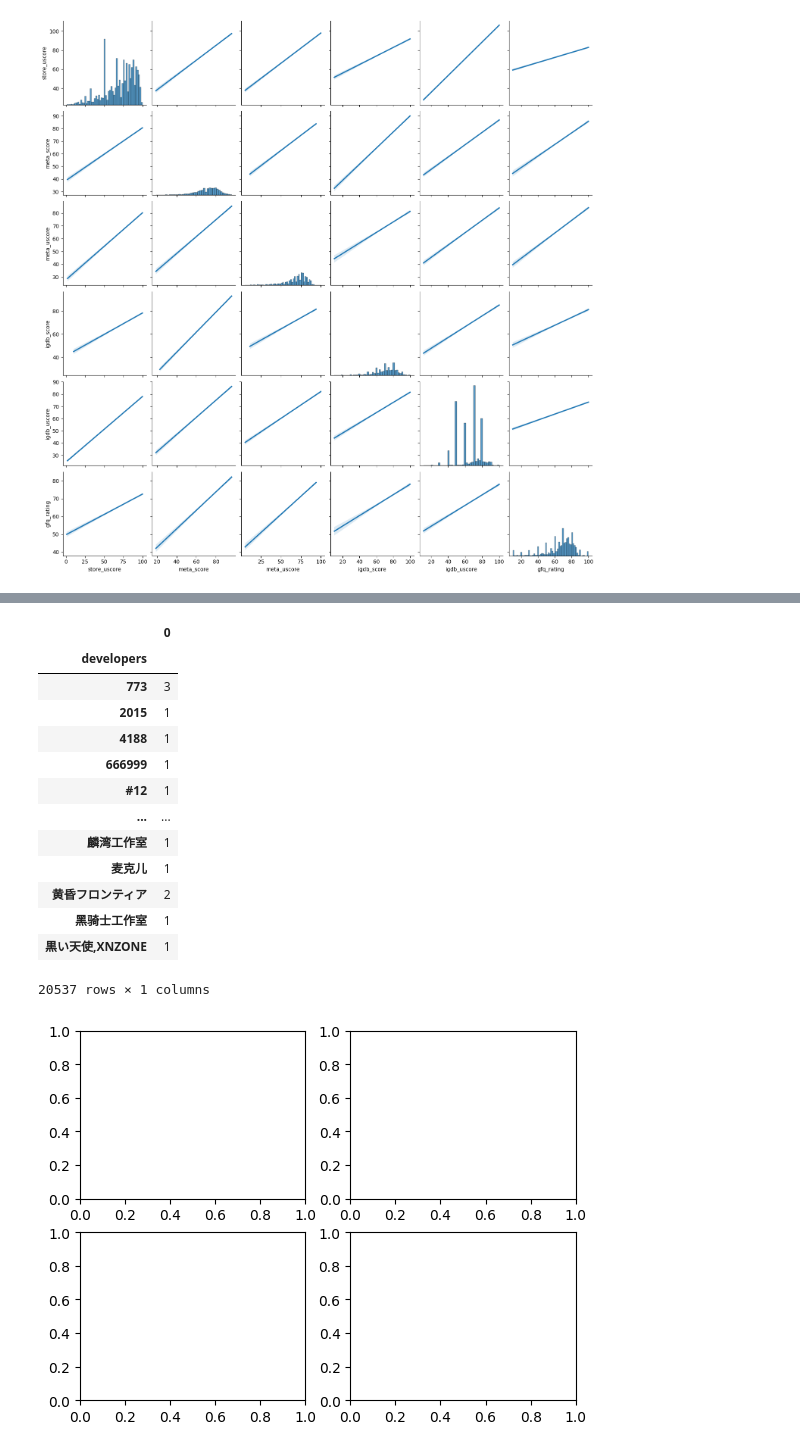
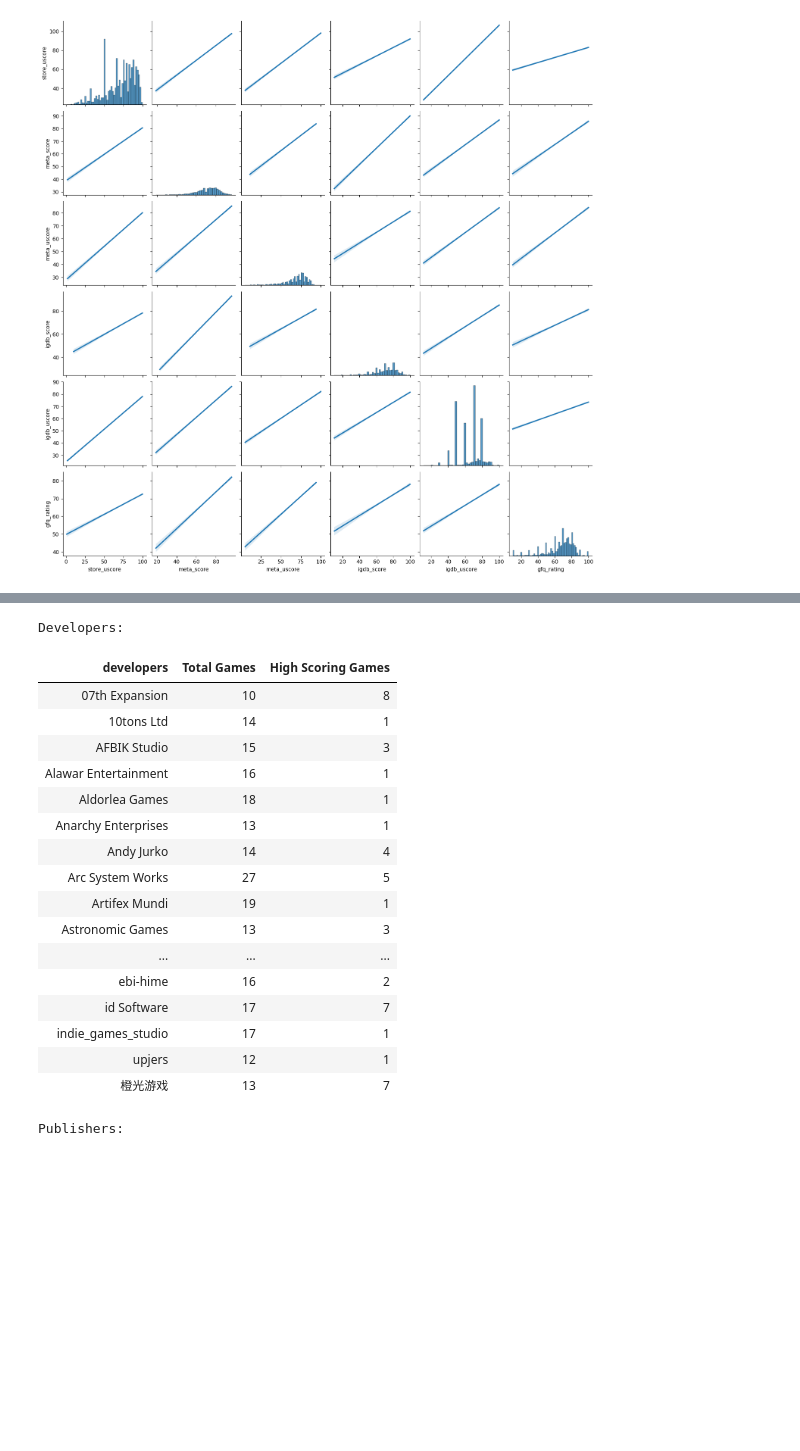
Before and after one commit to Rilay9/Rilay9.github.io, a Jupyter notebook: Steam Video Game Analysis.ipynb, the cells around one changed output, grey strips where cells are left out. Cells and saved outputs as stored; diff of their text form; code cells hidden in the pictures; blank space fills up the shorter version.

```diff
--- a/Steam Video Game Analysis.ipynb
+++ b/Steam Video Game Analysis.ipynb
@@ -227,33 +232,64 @@ Correlation coeff. between difficulty and game length (complete):
 # %%
-# Let's examine the game scores by publishers and developers
+# Let's examine the game scores by large publishers and developers.
+# Normally I'd do this as a visualization, but as this will be an interactive webp
+# First, add a new column that's the average of the critic and the users. Note that this will simply
+# choose whichever one's available if one is missing.
+game_data['avg_score'] = game_data[['avg_uscore', 'avg_critic_score']].mean(axis=1)
 
 # Get the sum total of games by developer and publisher
 total_pubs = pd.DataFrame(game_data.groupby(by='publishers').size())
 total_devs = pd.DataFrame(game_data.groupby(by='developers').size())
 
 # Get the totals of games that have high scores by publishers and developers
-hi_score_by_pub = game_data[game_data['avg_critic_score'] >= 85].groupby(by='publishers').size()
-hi_score_by_dev = game_data[game_data['avg_critic_score'] >= 85].groupby(by='developers').size()
+hi_score_by_pub = game_data[game_data['avg_score'] >= 85].groupby(by='publishers').size()
+hi_score_by_dev = game_data[game_data['avg_score'] >= 85].groupby(by='developers').size()
 
+# Merge into single dataframes (renaming columns and resetting indexes is necessary in this case)
+total_pubs = total_pubs.merge(hi_score_by_pub.to_frame(), on='publishers',
+                              how='left').rename(columns={'0_x':'Total Games', '0_y':'High Scoring Games'}).reset_index()
+total_devs = total_devs.merge(hi_score_by_dev.to_frame(), on='developers',
+                              how='left').rename(columns={'0_x':'Total Games', '0_y':'High Scoring Games'}).reset_index()
 
-total_pubs = total_pubs.merge(hi_score_by_pub.to_frame(), on='publishers',
-                              how='left').rename(columns={'0_x':'Total Games', '0_y':'High Scoring Games'})
-total_devs = total_devs.merge(hi_score_by_dev.to_frame(), on='developers',
-                              how='left').rename(columns={'0_x':'Total Games', '0_y':'High Scoring Games'})
-f, axes = plt.subplots(2, 2)
+# Sort the dataframes and drop the rows with barely any games or with no reviews
+total_devs = total_devs[total_devs['Total Games'] >= 10].dropna().sort_values(by=['developers'])
+total_pubs = total_pubs[total_pubs['Total Games'] >= 10].dropna().sort_values(by=['publishers'])
+
+# Drop the first row of publishers, as it combined all publishers with just empty strings into one
+total_pubs = total_pubs.tail(-1)
+
+# Convert High Scoring Games column from floats to ints
+total_devs['High Scoring Games'] = total_devs['High Scoring Games'].astype(int)
+total_pubs['High Scoring Games'] = total_pubs['High Scoring Games'].astype(int)
+
+display(
+    HTML(
+        "<h4> Developers:\n </h4>" +
+        "<div style='height: 200px; width: 100px; overflow: auto; width: fit-content'; display: inline-block;>" +
+        total_devs.to_html(index=False, justify='justify-all') +
+        "</div>" +
+        "<h4> \nPublishers:\n </h4>" +
+        "<div style='height: 200px; overflow: auto; width: fit-content'; display: inline-block;>" +
+        total_pubs.to_html(index=False, justify='justify-all') +
+        "</div>"
+    )
+)
 # %% [output]
+Developers:
-|  | 0 |
-| developers |  |
-| 773 | 3 |
-| 2015 | 1 |
-| 4188 | 1 |
-| 666999 | 1 |
-| #12 | 1 |
-| ... | ... |
-| 麟湾工作室 | 1 |
-| 麦克儿 | 1 |
-| 黄昏フロンティア | 2 |
-| 黑骑士工作室 | 1 |
-| 黒い天使,XNZONE | 1 |
+| developers | Total Games | High Scoring Games |
+| 07th Expansion | 10 | 8 |
+| 10tons Ltd | 14 | 1 |
+| AFBIK Studio | 15 | 3 |
+| Alawar Entertainment | 16 | 1 |
+| Aldorlea Games | 18 | 1 |
+| Anarchy Enterprises | 13 | 1 |
+| Andy Jurko | 14 | 4 |
+| Arc System Works | 27 | 5 |
+| Artifex Mundi | 19 | 1 |
+| Astronomic Games | 13 | 3 |
+| ... | ... | ... |
+| ebi-hime | 16 | 2 |
+| id Software | 17 | 7 |
+| indie_games_studio | 17 | 1 |
+| upjers | 12 | 1 |
+| 橙光游戏 | 13 | 7 |
-20537 rows × 1 columns
-[figure, removed]
+Publishers:
```
Also changed, not shown: parts of 13 cells of this notebook, 1 other file.
